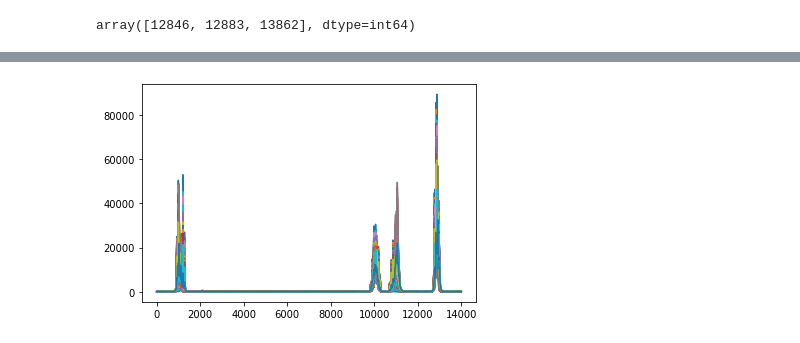
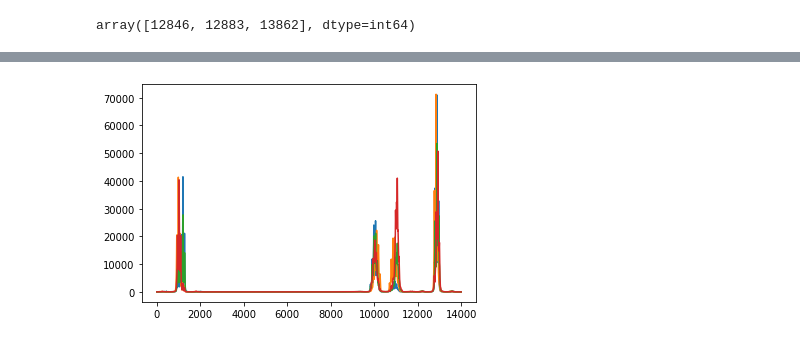
Before and after one commit to AlexanderVoldby/02466Fagprojekt2023, a Jupyter notebook: Visualizations/AA/AA_alcohol.ipynb, the cells around one changed output, grey strips where cells are left out. Cells and saved outputs as stored; diff of their text form; code cells hidden in the pictures.

```diff
--- a/Visualizations/AA/AA_alcohol.ipynb
+++ b/Visualizations/AA/AA_alcohol.ipynb
@@ -24,9 +24,10 @@ target_labels = mat.get('yLabels')
 axis = mat.get("Axis")
 
 # plt.plot(X[[np.all(x == [100, 0, 0]) for x in targets]][0])
-#softmax X across features
-softmax = torch.nn.Softmax(dim=1)
-X = softmax(torch.tensor(X, dtype=torch.float32))
+# X = X/ np.max(X)
+# #softmax X across features
+# softmax = torch.nn.Softmax(dim=1)
+# X = softmax(torch.tensor(X, dtype=torch.float32)).numpy()
 plt.plot(X[[np.all(x == [100, 0, 0]) for x in targets]][0])
 plt.show()
 # %% [output]
@@ -92,5 +95,10 @@ plt.show()
+# %%
+# C, S = aa.C.detach().numpy(), aa.S.detach().numpy()
+C = aa.softmax(aa.C).detach().numpy()
+S = aa.softmax(aa.S).detach().numpy()
+A = np.matmul(X.T, C)
 # %%
-plt.plot(X.T)
+plt.plot(A)
 plt.show()
 # %% [output]
-[figure, old version]
+[figure, new version]
```
Also changed, not shown: parts of 5 cells of this notebook.
